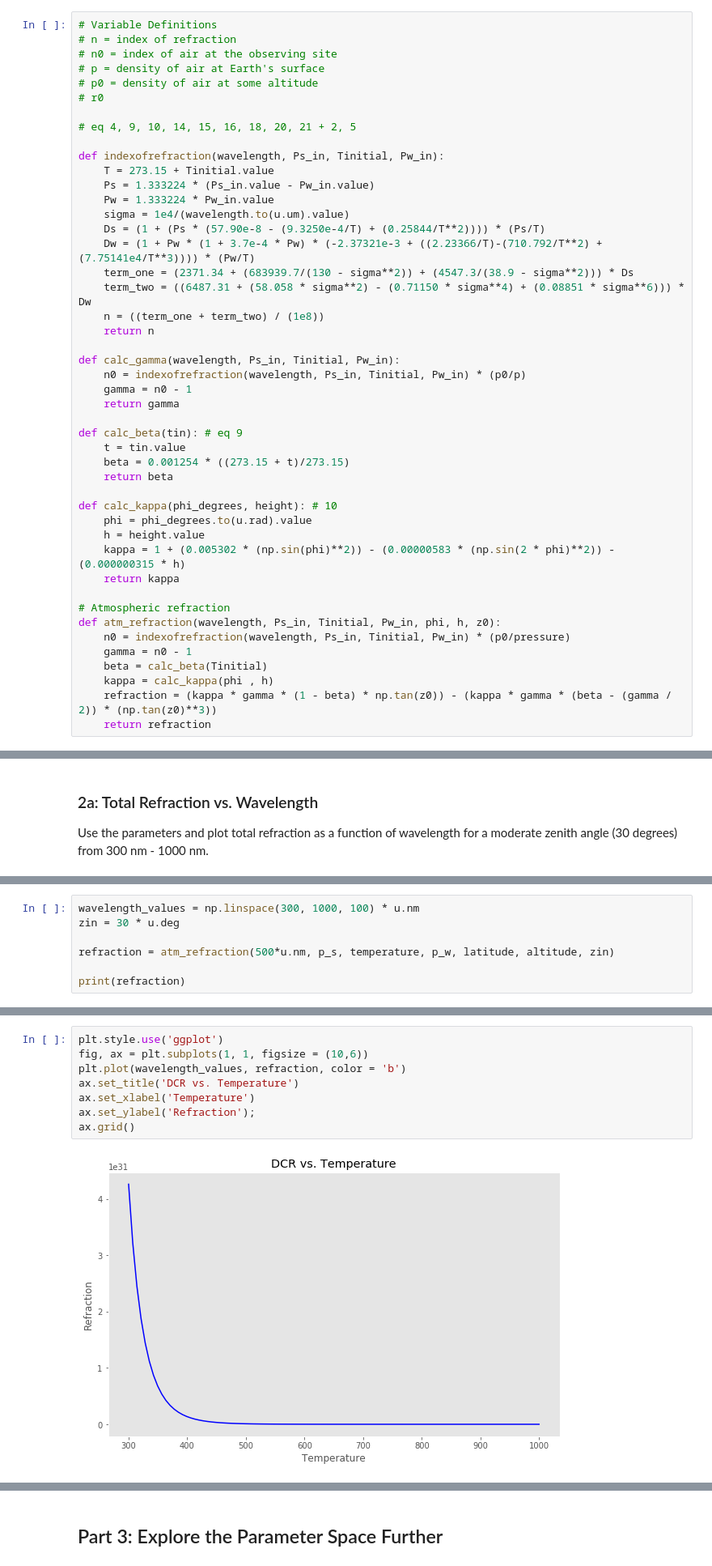
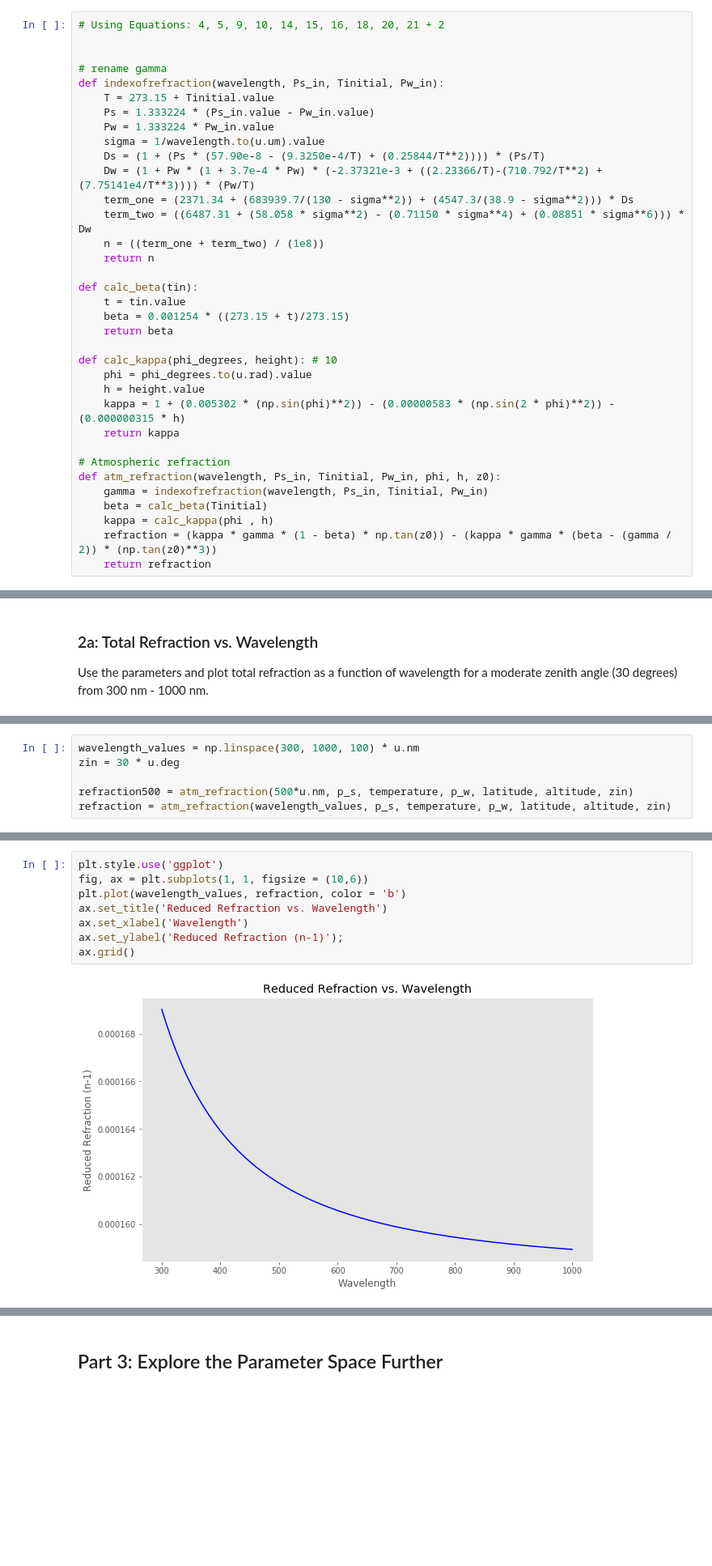
Before and after one commit to abudlong/Astro499, a Jupyter notebook: A499-Assignment3.ipynb, the cells around one changed output, grey strips where cells are left out. Shown: that part at 81% size. Saved outputs shown, nothing was run; the diff lists cells and outputs as text; blank space fills up the shorter version.

```diff
--- a/A499-Assignment3.ipynb
+++ b/A499-Assignment3.ipynb
@@ -60,20 +57,15 @@ print(f"The dry air pressure is {p_s:.2f}.")
 The water-vapor pressure is 2.57 mbar.
 The dry air pressure is 729.25 mbar.
 # %%
-# Variable Definitions
-# n = index of refraction
-# n0 = index of air at the observing site
-# p = density of air at Earth's surface
-# p0 = density of air at some altitude
-# r0
+# Using Equations: 4, 5, 9, 10, 14, 15, 16, 18, 20, 21 + 2
 
-# eq 4, 9, 10, 14, 15, 16, 18, 20, 21 + 2, 5
 
+# rename gamma
 def indexofrefraction(wavelength, Ps_in, Tinitial, Pw_in):
     T = 273.15 + Tinitial.value
     Ps = 1.333224 * (Ps_in.value - Pw_in.value)
     Pw = 1.333224 * Pw_in.value
-    sigma = 1e4/(wavelength.to(u.um).value)
+    sigma = 1/wavelength.to(u.um).value
     Ds = (1 + (Ps * (57.90e-8 - (9.3250e-4/T) + (0.25844/T**2)))) * (Ps/T)
     Dw = (1 + Pw * (1 + 3.7e-4 * Pw) * (-2.37321e-3 + ((2.23366/T)-(710.792/T**2) + (7.75141e4/T**3)))) * (Pw/T)
     term_one = (2371.34 + (683939.7/(130 - sigma**2)) + (4547.3/(38.9 - sigma**2))) * Ds
@@ -81,12 +73,7 @@ def indexofrefraction(wavelength, Ps_in, Tinitial, Pw_in):
     n = ((term_one + term_two) / (1e8))
     return n
 
-def calc_gamma(wavelength, Ps_in, Tinitial, Pw_in):
-    n0 = indexofrefraction(wavelength, Ps_in, Tinitial, Pw_in) * (p0/p)
-    gamma = n0 - 1
-    return gamma
-
-def calc_beta(tin): # eq 9
+def calc_beta(tin):
     t = tin.value
     beta = 0.001254 * ((273.15 + t)/273.15)
     return beta
@@ -99,8 +86,7 @@ def calc_kappa(phi_degrees, height): # 10
 
 # Atmospheric refraction
 def atm_refraction(wavelength, Ps_in, Tinitial, Pw_in, phi, h, z0):
-    n0 = indexofrefraction(wavelength, Ps_in, Tinitial, Pw_in) * (p0/pressure)
-    gamma = n0 - 1
+    gamma = indexofrefraction(wavelength, Ps_in, Tinitial, Pw_in)
     beta = calc_beta(Tinitial)
     kappa = calc_kappa(phi , h)
     refraction = (kappa * gamma * (1 - beta) * np.tan(z0)) - (kappa * gamma * (beta - (gamma / 2)) * (np.tan(z0)**3))
@@ -128,6 +111,5 @@ iband_throughput = np.array(iband[1])
 wavelength_values = np.linspace(300, 1000, 100) * u.nm
 zin = 30 * u.deg
 
-refraction = atm_refraction(500*u.nm, p_s, temperature, p_w, latitude, altitude, zin)
-
-print(refraction)
+refraction500 = atm_refraction(500*u.nm, p_s, temperature, p_w, latitude, altitude, zin)
+refraction = atm_refraction(wavelength_values, p_s, temperature, p_w, latitude, altitude, zin)
@@ -136,13 +116,13 @@ print(refraction)
 # %%
 plt.style.use('ggplot')
 fig, ax = plt.subplots(1, 1, figsize = (10,6))
 plt.plot(wavelength_values, refraction, color = 'b')
-ax.set_title('DCR vs. Temperature')
-ax.set_xlabel('Temperature')
-ax.set_ylabel('Refraction');
+ax.set_title('Reduced Refraction vs. Wavelength')
+ax.set_xlabel('Wavelength')
+ax.set_ylabel('Reduced Refraction (n-1)');
 ax.grid()
 # %% [output]
-[figure, old version]
+[figure, new version]
 # %% [markdown]
 ### 2b:
 
```
Also changed, not shown: parts of 12 cells of this notebook.
